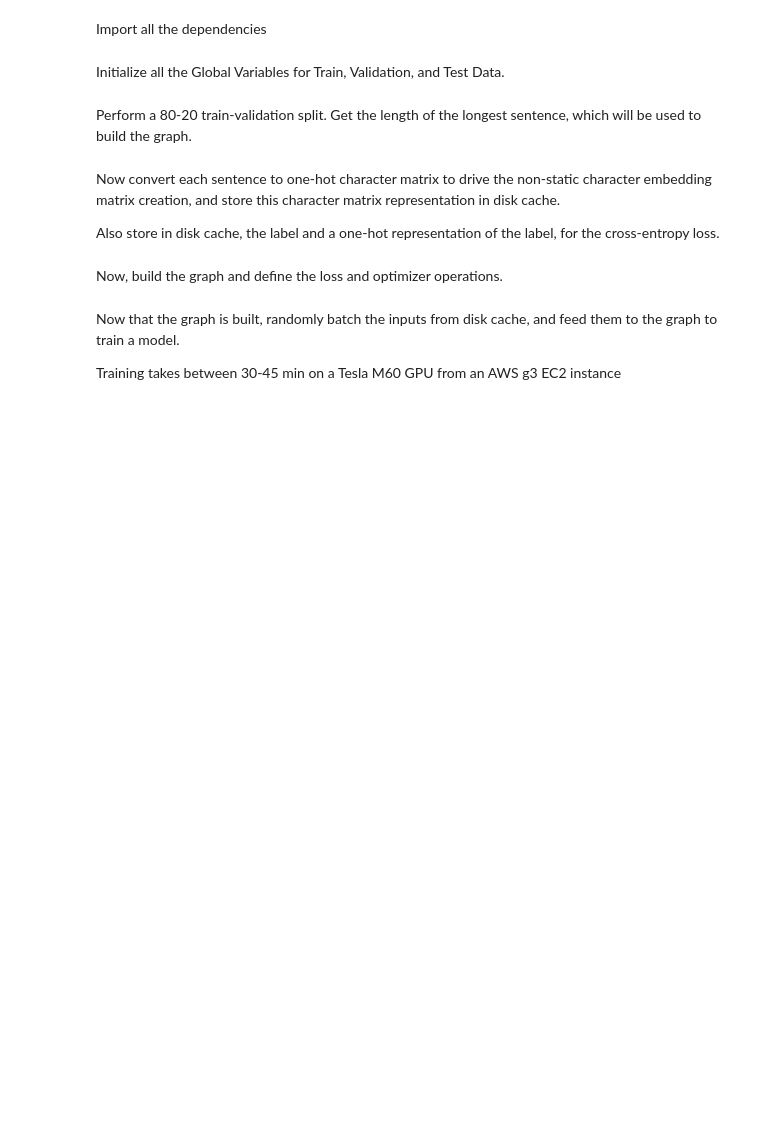
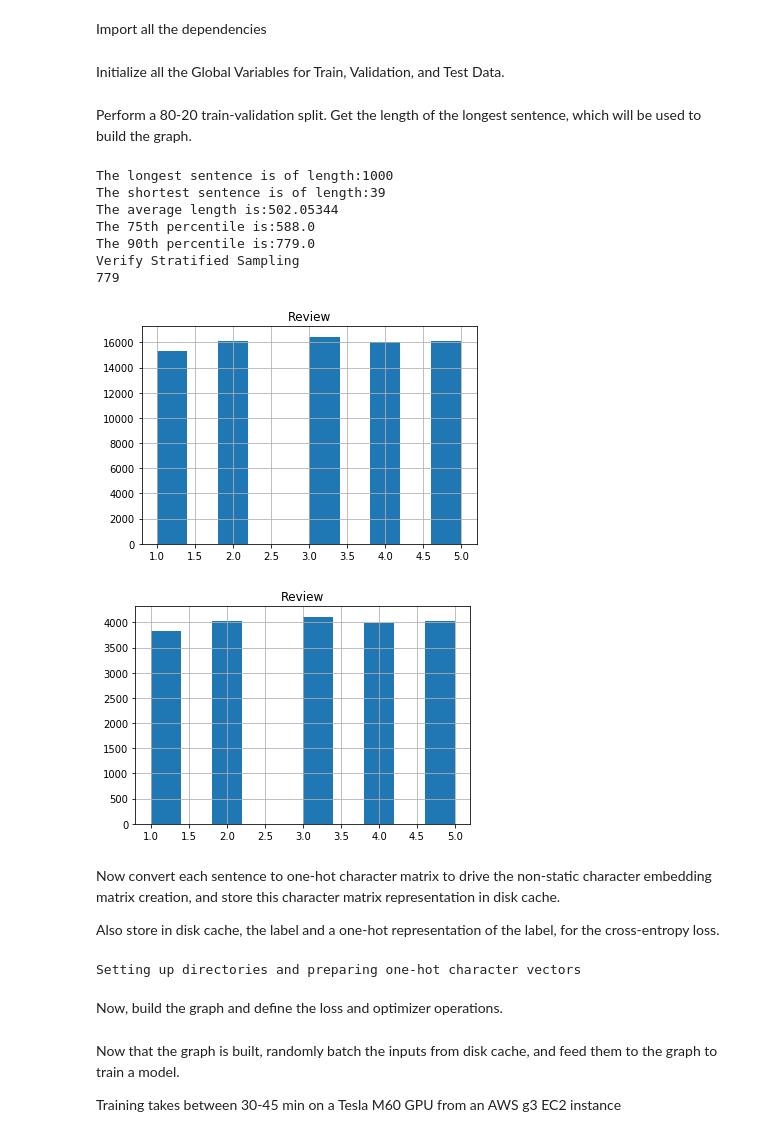
Before and after one commit to nitinvwaran/NLP-Deep, a Jupyter notebook: Character-Level-CNN.ipynb, the cells around one changed output. Drawn from its saved outputs; the diff is of its cells as text; code cells hidden in the pictures; blank space fills up the shorter version.

```diff
--- a/Character-Level-CNN.ipynb
+++ b/Character-Level-CNN.ipynb
@@ -122,8 +124,8 @@ total_len = 0
 min_len = 999
 ls_len = []
 
-stripped_file_train =  home_dir + 'amazon_review_full_csv/file_strip_train.csv'
-stripped_file_test = home_dir + 'amazon_review_full_csv/file_strip_test.csv'
+stripped_file_train =  home_dir + 'file_strip_train.csv'
+stripped_file_test = home_dir + 'file_strip_test.csv'
 
 with open(stripped_file_train,'w') as strip:
 
@@ -162,33 +164,43 @@ for index, row in all_data.iterrows():
         max_len = len(row[1])
     if (min_len > len(row[1])):
         min_len = len(row[1])
 
 np_len = np.asarray(ls_len)
 
 print ('The longest sentence is of length:' + str(max_len))
 print ('The shortest sentence is of length:' + str(min_len))
 print ('The average length is:' + str(total_len/strip_train_data.shape[0]))
 print ('The 75th percentile is:' + str(np.percentile(np_len,75)))
 print ('The 90th percentile is:' + str(np.percentile(np_len,90)))
 
 all_data = None
 train_data = None
 test_data = None
 
 # Train and test split (stratified sampling, 70-30 split)
 X_train,X_valid,y_train,y_valid = train_test_split(strip_train_data,label_data,test_size=0.2,train_size=0.8,random_state=13814,shuffle=True,stratify=label_data)
 
 # Verify that stratified sampling worked (histogram distributions must be same)
 print ('Verify Stratified Sampling')
 X_train.hist(column="Review") # First histogram is training
 X_valid.hist(column="Review") # Second histogram is validation
 
 
 'Some more "global" variables'
 cutoff_len = int(np.percentile(np_len,90)) # a graph parameter
 print(cutoff_len)
 train_count = X_train.shape[0]
 valid_count = X_valid.shape[0]
+# %% [output]
+The longest sentence is of length:1000
+The shortest sentence is of length:39
+The average length is:502.05344
+The 75th percentile is:588.0
+The 90th percentile is:779.0
+Verify Stratified Sampling
+779
+[figure, added]
+[figure, added]
 # %% [markdown]
 Now convert each sentence to one-hot character matrix to drive the non-static character embedding matrix creation, and store this character matrix representation in disk cache.
 
@@ -210,7 +222,7 @@ def save_numpy_one_hot(X_dataset,unique_char_size,save_dir,one_hot_column_label)
                 #np_one_hot[i][one_hot_column_label[sent[i]]] = 1 # else, it remains 0 encoded.
                 np_one_hot[i] = one_hot_column_label[sent[i]] # For character embedding lookup
             else:
-                np_one_hot[i] = 41 # unknown character
+                np_one_hot[i] = 42 # unknown character
 
         # Save the one-hot encoding for each sentence
         np.save(save_dir + 'inputs/' + 'one_hot_sentence_' + str(index) + '.npy',np_one_hot)
@@ -238,7 +250,7 @@ def save_numpy_one_hot_test(X_dataset,unique_char_size,save_dir,one_hot_column_l
                 #np_one_hot[i][one_hot_column_label[sent[i]]] = 1
                 np_one_hot[i] = one_hot_column_label[sent[i]]
             else:
-                np_one_hot[i] = 41
+                np_one_hot[i] = 42
 
         # Save the one-hot encoding for each sentence
         np.save(save_dir + 'inputs/' + 'one_hot_sentence_' + str(index) + '.npy',np_one_hot)
@@ -268,6 +280,8 @@ if (not os.path.exists(one_hot_train_dir)):
         os.mkdir(one_hot_train_dir + 'tensorboard/')
         os.mkdir(one_hot_valid_dir + 'tensorboard/')
         inp_create_one_hot_char_mat(num_chars_dict,one_hot_train_dir,one_hot_valid_dir,one_hot_test_dir)
+# %% [output]
+Setting up directories and preparing one-hot character vectors
 # %% [markdown]
 Now, build the graph and define the loss and optimizer operations.
 # %%
```
Also changed, not shown: parts of 2 cells of this notebook.
